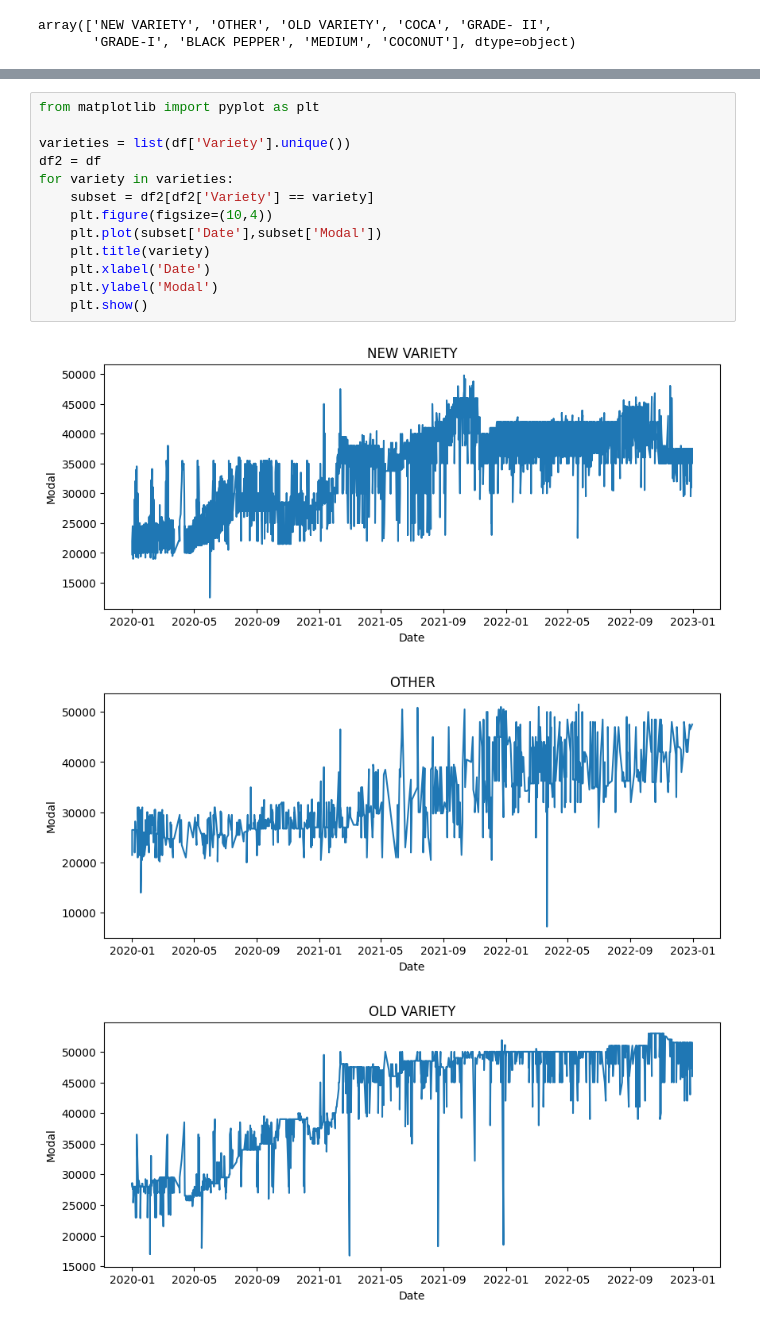
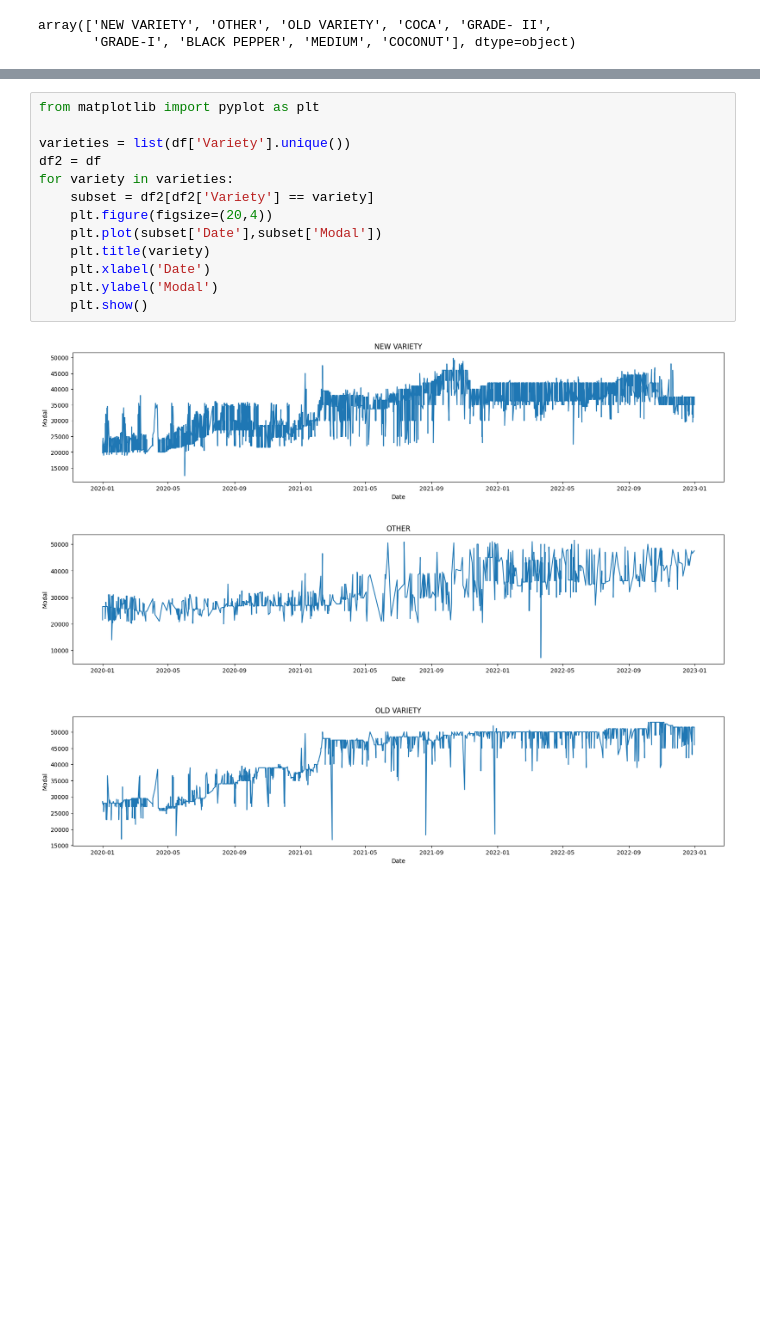
Before and after one commit to Vij7777pai/AIML-INTERNSHIP, a Jupyter notebook: Project/code.ipynb, the cells around one changed output, grey strips where cells are left out. Saved outputs shown, nothing was run; the diff lists cells and outputs as text; blank space fills up the shorter version.

```diff
--- a/Project/code.ipynb
+++ b/Project/code.ipynb
@@ -195,17 +196,17 @@ array(['NEW VARIETY', 'OTHER', 'OLD VARIETY', 'COCA', 'GRADE- II',
 # %%
 from matplotlib import pyplot as plt
 
 varieties = list(df['Variety'].unique())
 df2 = df
 for variety in varieties:
     subset = df2[df2['Variety'] == variety]
-    plt.figure(figsize=(10,4))
+    plt.figure(figsize=(20,4))
     plt.plot(subset['Date'],subset['Modal'])
     plt.title(variety)
     plt.xlabel('Date')
     plt.ylabel('Modal')
     plt.show()
 # %% [output]
-[figure, old version]
+[figure, new version]
-[figure, old version]
+[figure, new version]
-[figure, old version]
+[figure, new version]
```
Also changed, not shown: parts of 54 cells of this notebook.
